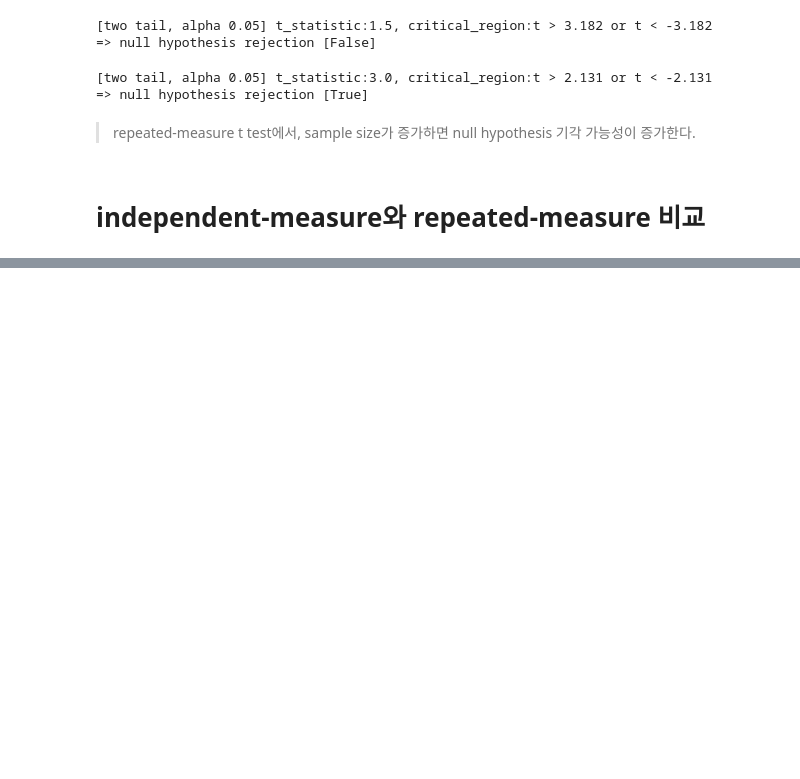
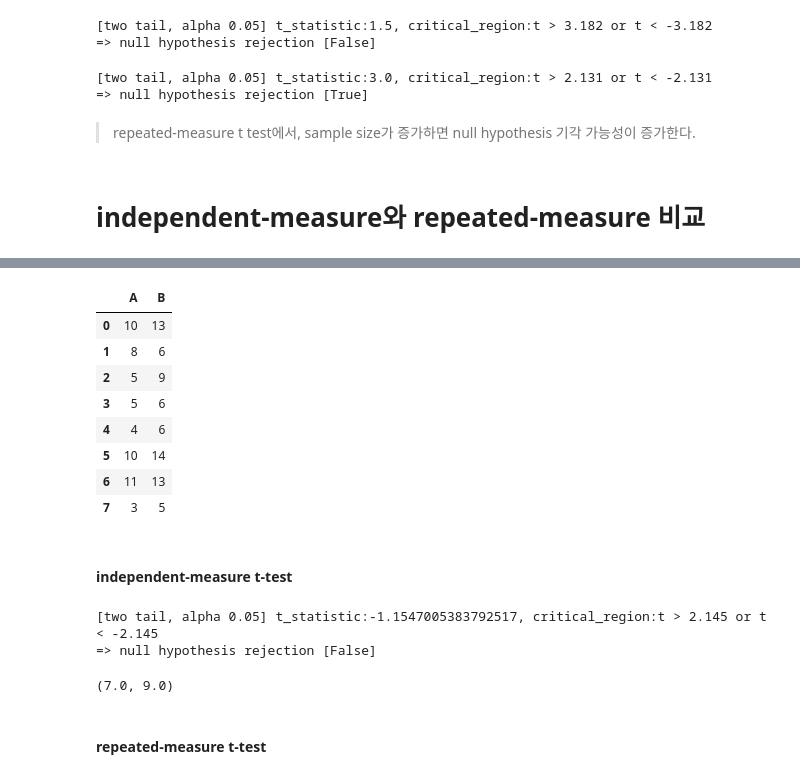
Before and after one commit to seokyeongheo/slow_statistics, a Jupyter notebook: 11_HSY.ipynb, the cells around one changed output, grey strips where cells are left out. Saved outputs shown, nothing was run; the diff lists cells and outputs as text; code cells hidden in the pictures; blank space fills up the shorter version.

Commit message:
revise-slow_statistic-module--add-repeated-measure

```diff
--- a/11_HSY.ipynb
+++ b/11_HSY.ipynb
@@ -426 +453,34 @@ ttest_rel_from_stats(M_d, SS, n)
 ![''](./11_src/11_21_02.png)
+# %%
+exp_df = pd.DataFrame({'A':[10, 8, 5, 5, 4, 10, 11, 3],
+                       'B':[13, 6, 9, 6, 6, 14, 13, 5]})
+exp_df
+# %% [output]
+|  | A | B |
+| 0 | 10 | 13 |
+| 1 | 8 | 6 |
+| 2 | 5 | 9 |
+| 3 | 5 | 6 |
+| 4 | 4 | 6 |
+| 5 | 10 | 14 |
+| 6 | 11 | 13 |
+| 7 | 3 | 5 |
+# %% [markdown]
+#### independent-measure t-test
+# %%
+slow_stat = slow_statistic.Stats()
+
+n1, n2 = len(exp_df.A), len(exp_df.B)
+M1, M2 = exp_df.A.mean(), exp_df.B.mean()
+SS1, SS2 = np.sum([r**2 for r in exp_df.A]) - (np.sum(exp_df.A)**2 / n1), np.sum([r**2 for r in exp_df.B]) - (np.sum(exp_df.B)**2 / n2)
+
+slow_stat.ttest_ind_from_stats(M1, M2, SS1, SS2, n1, n2)
+# %% [output]
+[two tail, alpha 0.05] t_statistic:-1.1547005383792517, critical_region:t > 2.145 or t < -2.145
+=> null hypothesis rejection [False]
+# %%
+M1, M2
+# %% [output]
+(7.0, 9.0)
+# %% [markdown]
+#### repeated-measure t-test
```
Also changed, not shown: parts of 53 cells of this notebook, 2 other files.
